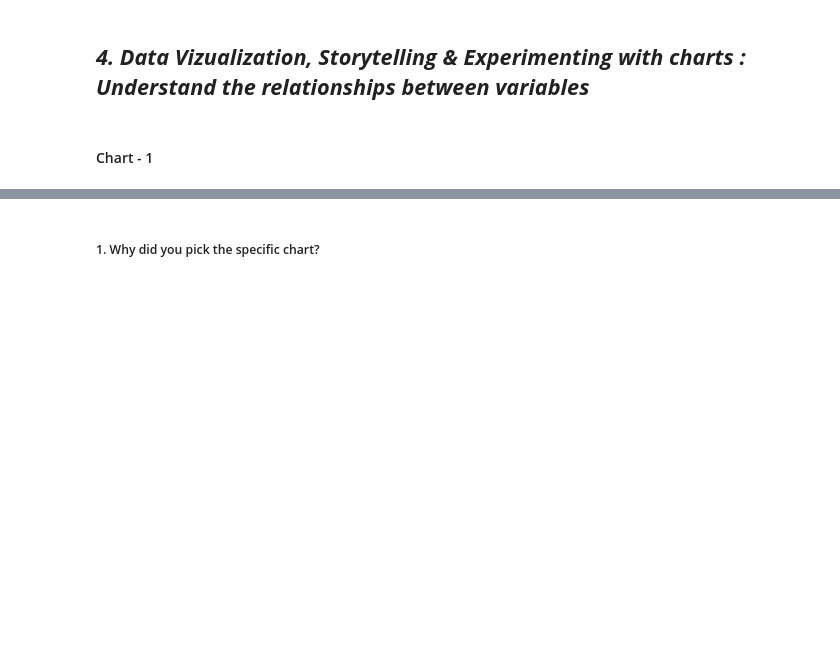
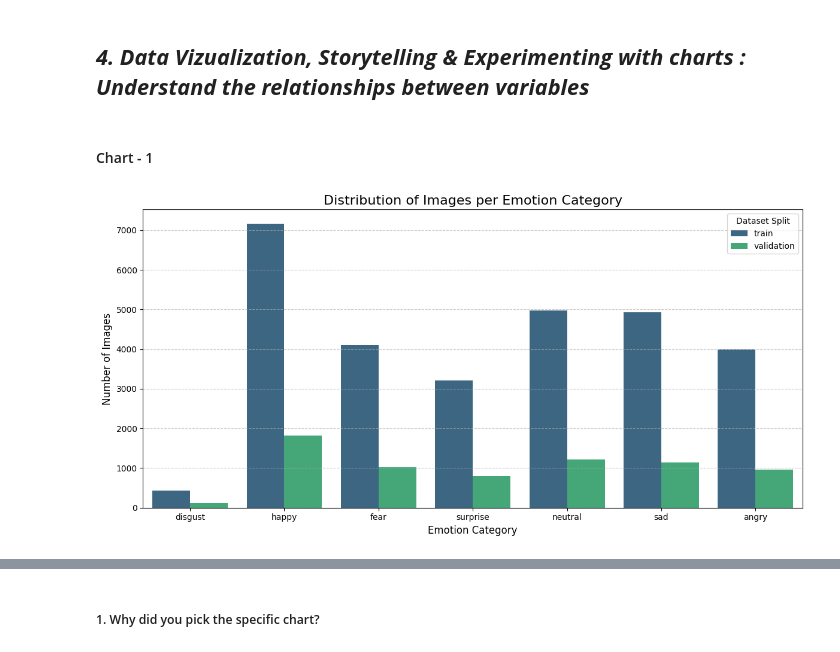
Before and after one commit to amol004/DeepFER-Facial-Emotion-Recognition-Using-Deep-Learning, a Jupyter notebook: DeepFER_Facial_Emotion_Recognition_Using_Deep_Learning.ipynb, the cells around one changed output, grey strips where cells are left out. Cells and saved outputs as stored; diff of their text form; code cells hidden in the pictures; blank space fills up the shorter version.

```diff
--- a/DeepFER_Facial_Emotion_Recognition_Using_Deep_Learning.ipynb
+++ b/DeepFER_Facial_Emotion_Recognition_Using_Deep_Learning.ipynb
@@ -142,3 +281,24 @@ Answer Here.
 #### Chart - 1
 # %%
 # Chart - 1 visualization code
+# %%
+import matplotlib.pyplot as plt
+import seaborn as sns
+
+# Reshape df_counts for plotting with Seaborn
+df_plot = df_counts.reset_index().melt(id_vars='index', var_name='Split', value_name='Count')
+df_plot.rename(columns={'index': 'Emotion'}, inplace=True)
+
+# Create the visualization
+plt.figure(figsize=(12, 6))
+sns.barplot(data=df_plot, x='Emotion', y='Count', hue='Split', palette='viridis')
+
+plt.title('Distribution of Images per Emotion Category', fontsize=16)
+plt.xlabel('Emotion Category', fontsize=12)
+plt.ylabel('Number of Images', fontsize=12)
+plt.legend(title='Dataset Split')
+plt.grid(axis='y', linestyle='--', alpha=0.7)
+plt.tight_layout()
+plt.show()
+# %% [output]
+[figure, added]
```
Also changed, not shown: parts of 12 cells of this notebook.
